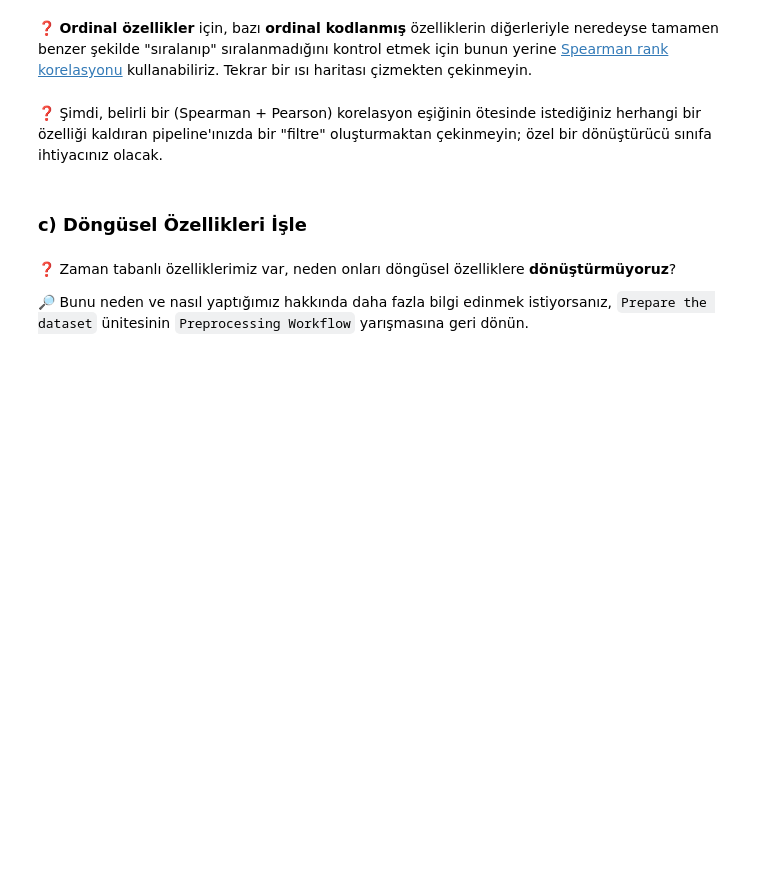
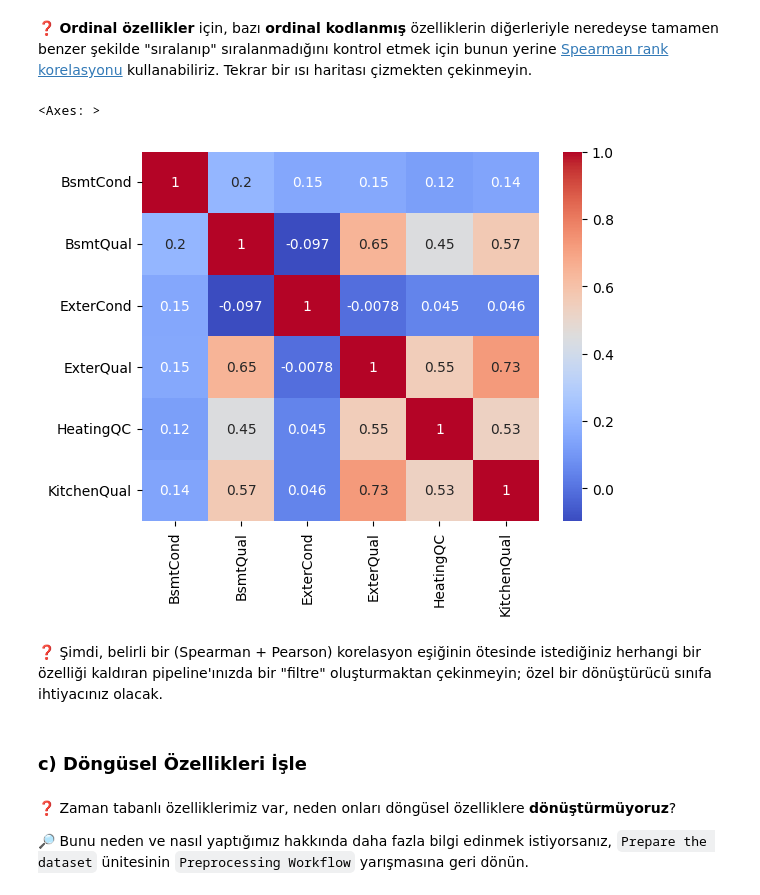
Before and after one commit to zulalyilmazer/S17D2-S-kaggle-competition, a Jupyter notebook: houses_kaggle_competition.ipynb, the cells around one changed output. Cells and saved outputs as stored; diff of their text form; code cells hidden in the pictures; blank space fills up the shorter version.

```diff
--- a/houses_kaggle_competition.ipynb
+++ b/houses_kaggle_competition.ipynb
@@ -612,2 +715,23 @@ Pipeline'ınızın sonuna bir [`VarianceThreshold`](https://scikit-learn.org/sta
+# %%
+quality_order = {
+    "Po": 1,
+    "Fa": 2,
+    "TA": 3,
+    "Gd": 4,
+    "Ex": 5
+}
+
+X_ordinal_encoded = X[ordinal_features].replace(quality_order)
+
+ordinal_corr = X_ordinal_encoded.corr(method="spearman")
+
+sns.heatmap(
+    ordinal_corr,
+    annot=True,
+    cmap="coolwarm"
+)
+# %% [output]
+<Axes: >
+[figure, added]
 # %% [markdown]
 ❓ Şimdi, belirli bir (Spearman + Pearson) korelasyon eşiğinin ötesinde istediğiniz herhangi bir özelliği kaldıran pipeline'ınızda bir "filtre" oluşturmaktan çekinmeyin; özel bir dönüştürücü sınıfa ihtiyacınız olacak.
```
Also changed, not shown: parts of 33 cells of this notebook.
